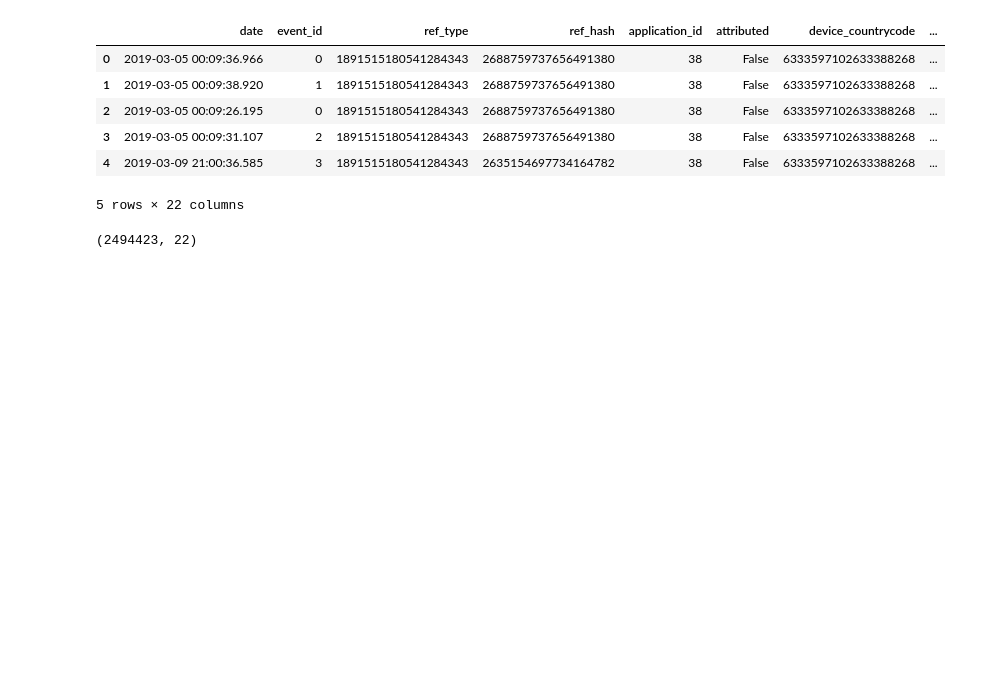
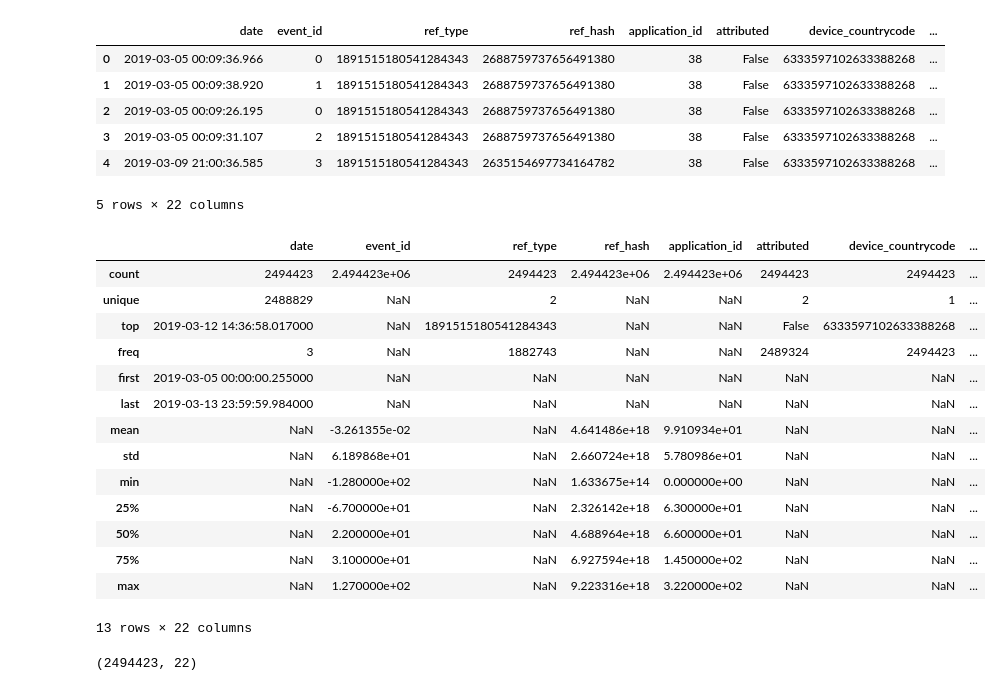
Before and after one commit to alepenaa94/Datos_2019, a Jupyter notebook: Notebook/Limpieza_Events.ipynb, the cells around one changed output. Saved outputs shown, nothing was run; the diff lists cells and outputs as text; code cells hidden in the pictures; blank space fills up the shorter version.

```diff
--- a/Notebook/Limpieza_Events.ipynb
+++ b/Notebook/Limpieza_Events.ipynb
@@ -9,8 +9,9 @@ import numpy as np
 import warnings
 warnings.filterwarnings('ignore')
 # %%
-events = pd.read_csv('../Data/events.csv.gzip', compression = 'gzip', dtype={'event_id':np.int8,'application_id':np.int32,
-                                                                            'connection_type':'category'}, parse_dates=['date'])
+events = pd.read_csv('../Data/events.csv.gzip', compression = 'gzip',
+                     dtype={'event_id':np.int8,'ref_type': 'category', 'application_id':np.int16,
+                            'device_countrycode': 'category', 'connection_type':'category'}, parse_dates=['date'])
 # %%
 events.head()
 # %% [output]
@@ -21,6 +22,24 @@ events.head()
 | 3 | 2019-03-05 00:09:31.107 | 2 | 1891515180541284343 | 2688759737656491380 | 38 | False | 6333597102633388268 | ... |
 | 4 | 2019-03-09 21:00:36.585 | 3 | 1891515180541284343 | 2635154697734164782 | 38 | False | 6333597102633388268 | ... |
 5 rows × 22 columns
+# %%
+events.describe(include='all')
+# %% [output]
+|  | date | event_id | ref_type | ref_hash | application_id | attributed | device_countrycode | ... |
+| count | 2494423 | 2.494423e+06 | 2494423 | 2.494423e+06 | 2.494423e+06 | 2494423 | 2494423 | ... |
+| unique | 2488829 | NaN | 2 | NaN | NaN | 2 | 1 | ... |
+| top | 2019-03-12 14:36:58.017000 | NaN | 1891515180541284343 | NaN | NaN | False | 6333597102633388268 | ... |
+| freq | 3 | NaN | 1882743 | NaN | NaN | 2489324 | 2494423 | ... |
+| first | 2019-03-05 00:00:00.255000 | NaN | NaN | NaN | NaN | NaN | NaN | ... |
+| last | 2019-03-13 23:59:59.984000 | NaN | NaN | NaN | NaN | NaN | NaN | ... |
+| mean | NaN | -3.261355e-02 | NaN | 4.641486e+18 | 9.910934e+01 | NaN | NaN | ... |
+| std | NaN | 6.189868e+01 | NaN | 2.660724e+18 | 5.780986e+01 | NaN | NaN | ... |
+| min | NaN | -1.280000e+02 | NaN | 1.633675e+14 | 0.000000e+00 | NaN | NaN | ... |
+| 25% | NaN | -6.700000e+01 | NaN | 2.326142e+18 | 6.300000e+01 | NaN | NaN | ... |
+| 50% | NaN | 2.200000e+01 | NaN | 4.688964e+18 | 6.600000e+01 | NaN | NaN | ... |
+| 75% | NaN | 3.100000e+01 | NaN | 6.927594e+18 | 1.450000e+02 | NaN | NaN | ... |
+| max | NaN | 1.270000e+02 | NaN | 9.223316e+18 | 3.220000e+02 | NaN | NaN | ... |
+13 rows × 22 columns
 # %%
 events.shape
 # %% [output]
```
Also changed, not shown: parts of 9 cells of this notebook, 1 other file.
